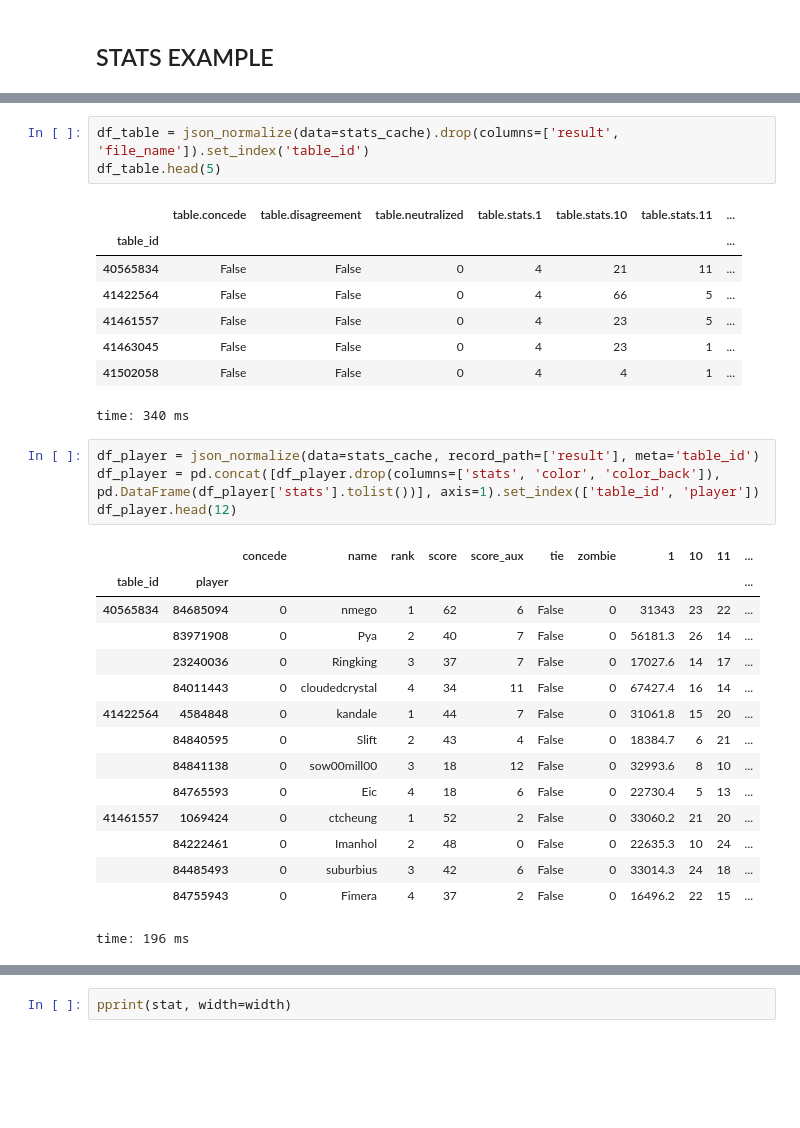
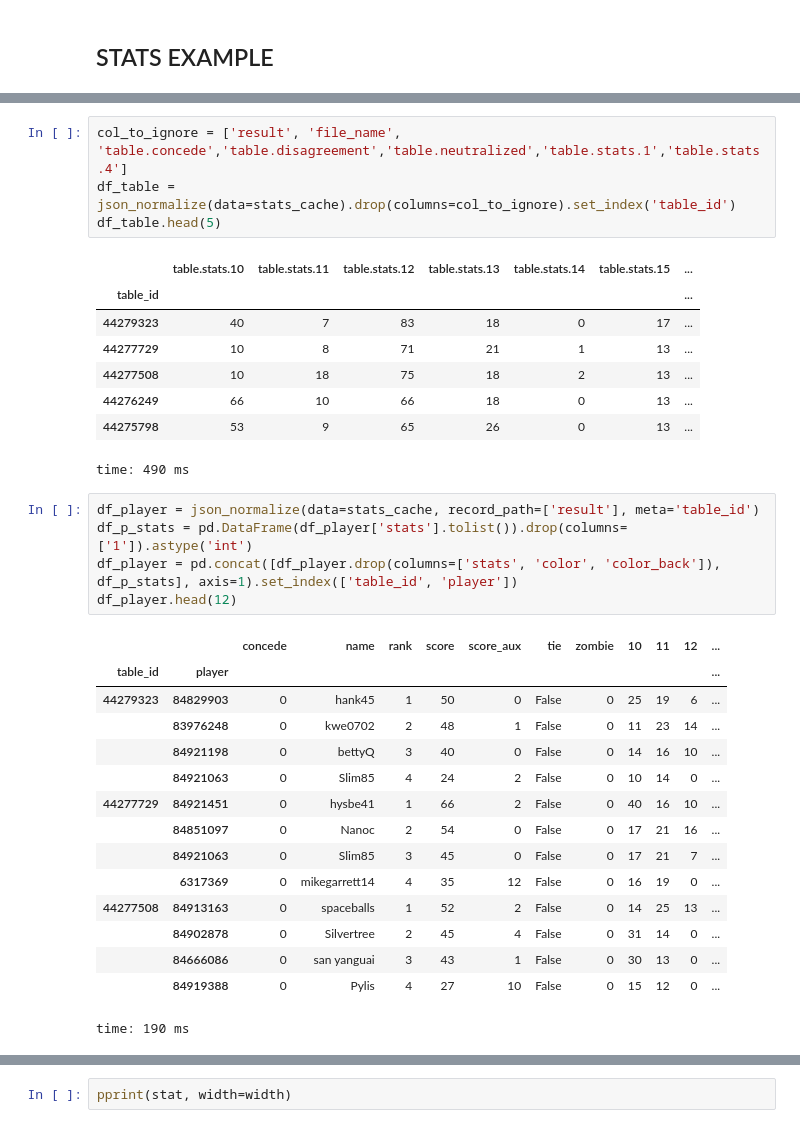
Before and after one commit to xiwix/binder, a Jupyter notebook: bga.puertorico.analyze.ipynb, the cells around one changed output, grey strips where cells are left out. Drawn from its saved outputs; the diff is of its cells as text; blank space fills up the shorter version.

```diff
--- a/bga.puertorico.analyze.ipynb
+++ b/bga.puertorico.analyze.ipynb
@@ -418,32 +436,34 @@ time: 19.4 ms
 # %%
-df_table = json_normalize(data=stats_cache).drop(columns=['result', 'file_name']).set_index('table_id')
+col_to_ignore = ['result', 'file_name', 'table.concede','table.disagreement','table.neutralized','table.stats.1','table.stats.4']
+df_table = json_normalize(data=stats_cache).drop(columns=col_to_ignore).set_index('table_id')
 df_table.head(5)
 # %% [output]
-|  | table.concede | table.disagreement | table.neutralized | table.stats.1 | table.stats.10 | table.stats.11 | ... |
+|  | table.stats.10 | table.stats.11 | table.stats.12 | table.stats.13 | table.stats.14 | table.stats.15 | ... |
 | table_id |  |  |  |  |  |  | ... |
-| 40565834 | False | False | 0 | 4 | 21 | 11 | ... |
-| 41422564 | False | False | 0 | 4 | 66 | 5 | ... |
-| 41461557 | False | False | 0 | 4 | 23 | 5 | ... |
-| 41463045 | False | False | 0 | 4 | 23 | 1 | ... |
-| 41502058 | False | False | 0 | 4 | 4 | 1 | ... |
+| 44279323 | 40 | 7 | 83 | 18 | 0 | 17 | ... |
+| 44277729 | 10 | 8 | 71 | 21 | 1 | 13 | ... |
+| 44277508 | 10 | 18 | 75 | 18 | 2 | 13 | ... |
+| 44276249 | 66 | 10 | 66 | 18 | 0 | 13 | ... |
+| 44275798 | 53 | 9 | 65 | 26 | 0 | 13 | ... |
-time: 340 ms
+time: 490 ms
 # %%
 df_player = json_normalize(data=stats_cache, record_path=['result'], meta='table_id')
-df_player = pd.concat([df_player.drop(columns=['stats', 'color', 'color_back']), pd.DataFrame(df_player['stats'].tolist())], axis=1).set_index(['table_id', 'player'])
+df_p_stats = pd.DataFrame(df_player['stats'].tolist()).drop(columns=['1']).astype('int')
+df_player = pd.concat([df_player.drop(columns=['stats', 'color', 'color_back']), df_p_stats], axis=1).set_index(['table_id', 'player'])
 df_player.head(12)
 # %% [output]
-|  |  | concede | name | rank | score | score_aux | tie | zombie | 1 | 10 | 11 | ... |
+|  |  | concede | name | rank | score | score_aux | tie | zombie | 10 | 11 | 12 | ... |
 | table_id | player |  |  |  |  |  |  |  |  |  |  | ... |
-| 40565834 | 84685094 | 0 | nmego | 1 | 62 | 6 | False | 0 | 31343 | 23 | 22 | ... |
-|  | 83971908 | 0 | Pya | 2 | 40 | 7 | False | 0 | 56181.3 | 26 | 14 | ... |
-|  | 23240036 | 0 | Ringking | 3 | 37 | 7 | False | 0 | 17027.6 | 14 | 17 | ... |
-|  | 84011443 | 0 | cloudedcrystal | 4 | 34 | 11 | False | 0 | 67427.4 | 16 | 14 | ... |
-| 41422564 | 4584848 | 0 | kandale | 1 | 44 | 7 | False | 0 | 31061.8 | 15 | 20 | ... |
-|  | 84840595 | 0 | Slift | 2 | 43 | 4 | False | 0 | 18384.7 | 6 | 21 | ... |
-|  | 84841138 | 0 | sow00mill00 | 3 | 18 | 12 | False | 0 | 32993.6 | 8 | 10 | ... |
-|  | 84765593 | 0 | Eic | 4 | 18 | 6 | False | 0 | 22730.4 | 5 | 13 | ... |
-| 41461557 | 1069424 | 0 | ctcheung | 1 | 52 | 2 | False | 0 | 33060.2 | 21 | 20 | ... |
-|  | 84222461 | 0 | Imanhol | 2 | 48 | 0 | False | 0 | 22635.3 | 10 | 24 | ... |
-|  | 84485493 | 0 | suburbius | 3 | 42 | 6 | False | 0 | 33014.3 | 24 | 18 | ... |
-|  | 84755943 | 0 | Fimera | 4 | 37 | 2 | False | 0 | 16496.2 | 22 | 15 | ... |
+| 44279323 | 84829903 | 0 | hank45 | 1 | 50 | 0 | False | 0 | 25 | 19 | 6 | ... |
+|  | 83976248 | 0 | kwe0702 | 2 | 48 | 1 | False | 0 | 11 | 23 | 14 | ... |
+|  | 84921198 | 0 | bettyQ | 3 | 40 | 0 | False | 0 | 14 | 16 | 10 | ... |
+|  | 84921063 | 0 | Slim85 | 4 | 24 | 2 | False | 0 | 10 | 14 | 0 | ... |
+| 44277729 | 84921451 | 0 | hysbe41 | 1 | 66 | 2 | False | 0 | 40 | 16 | 10 | ... |
+|  | 84851097 | 0 | Nanoc | 2 | 54 | 0 | False | 0 | 17 | 21 | 16 | ... |
+|  | 84921063 | 0 | Slim85 | 3 | 45 | 0 | False | 0 | 17 | 21 | 7 | ... |
+|  | 6317369 | 0 | mikegarrett14 | 4 | 35 | 12 | False | 0 | 16 | 19 | 0 | ... |
+| 44277508 | 84913163 | 0 | spaceballs | 1 | 52 | 2 | False | 0 | 14 | 25 | 13 | ... |
+|  | 84902878 | 0 | Silvertree | 2 | 45 | 4 | False | 0 | 31 | 14 | 0 | ... |
+|  | 84666086 | 0 | san yanguai | 3 | 43 | 1 | False | 0 | 30 | 13 | 0 | ... |
+|  | 84919388 | 0 | Pylis | 4 | 27 | 10 | False | 0 | 15 | 12 | 0 | ... |
-time: 196 ms
+time: 190 ms
```
Also changed, not shown: parts of 6 cells of this notebook.
